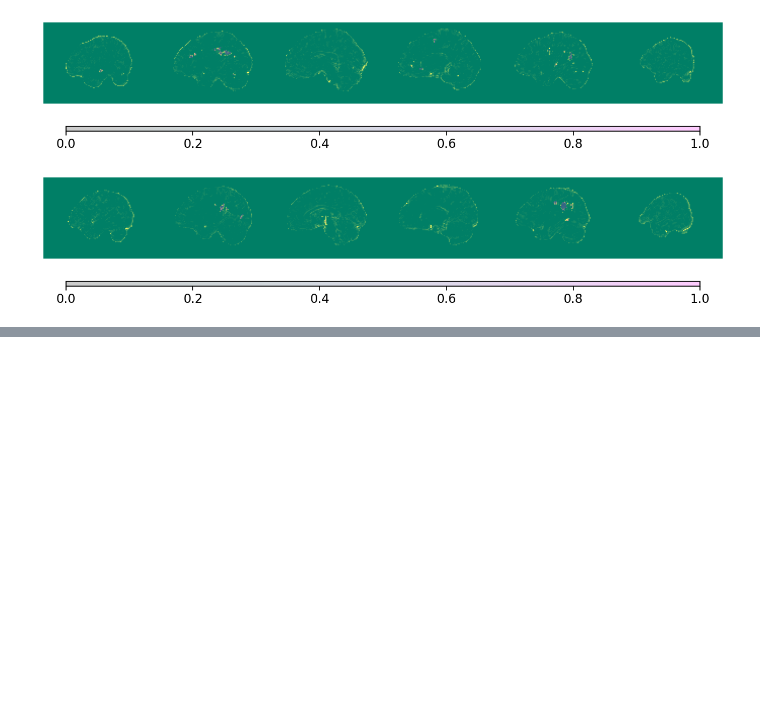
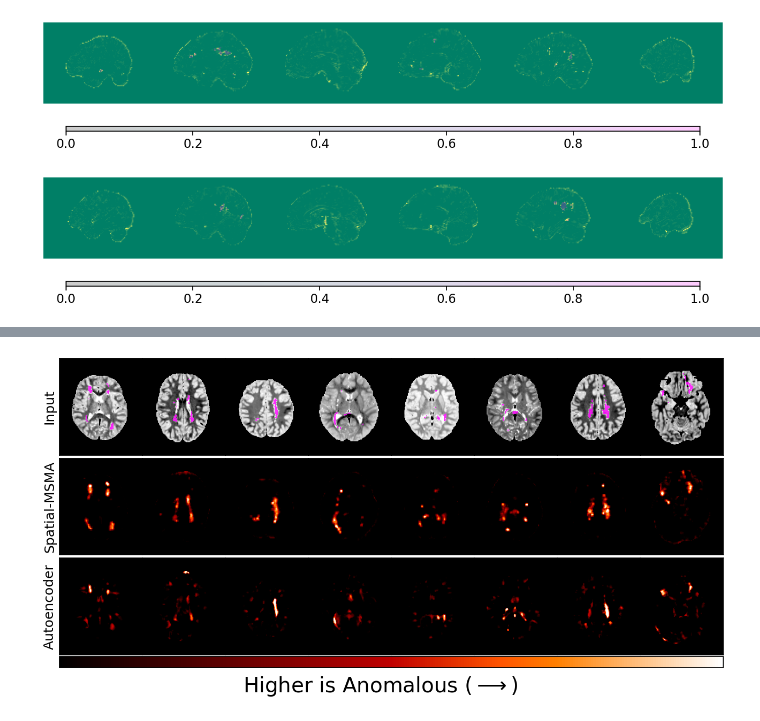
Before and after one commit to ahsanMah/braintypicality, a Jupyter notebook: notebooks/seg_viz.ipynb, the cells around one changed output, grey strips where cells are left out. Drawn from its saved outputs; the diff is of its cells as text; code cells hidden in the pictures; blank space fills up the shorter version.

```diff
--- a/notebooks/seg_viz.ipynb
+++ b/notebooks/seg_viz.ipynb
@@ -344,0 +357,71 @@ for ax in axs.flat:
+# %%
+minmaxscale = lambda x,a,b: (b-a)*(x-np.min(x))/(np.max(x)-np.min(x)) + a
+# %%
+sns.set_context("notebook", font_scale=1.5, rc={"axes.grid": False, "axes.titlesize":22, 'axes.labelweight':'bold'})
+np.random.seed(42)
+
+nrows, ncols = 3, 8
+alpha=0.8
+q1,q2 = 0.9, 0.999
+fig, axs = plt.subplots(nrows, ncols, figsize=(ncols*2, 7), gridspec_kw={'wspace': 0, 'hspace': 0,})
+axs[0, 0].set_ylabel("Input")
+
+for idx in range(ncols):
+    sampleidx = np.random.randint(len(x_ood))
+
+    ###### Input image ########
+    x_img = x_ood[sampleidx,1].numpy() * eroded_ood_brain_masks[sampleidx]
+    x_label_img = pred_labels_masked[sampleidx].astype(float)
+    vmin, vmax = np.quantile(x_img, q=(0.03, 0.999))
+
+    randidx = np.random.randint(0,5)
+    largest_lesion_slice = x_label_img.sum(axis=(0,1)).argsort()[::-1][randidx]
+
+    image = x_img[:,:,largest_lesion_slice].T
+    overlay = x_label_img[:,:,largest_lesion_slice].T
+
+    image[image == 0.0] = -1
+    axs[0,idx].imshow(image, cmap="Greys_r", vmin=vmin, vmax=vmax)
+    ov_arr = np.ma.masked_where(overlay == 0, overlay)
+    axs[0,idx].imshow(ov_arr, cmap="cool", vmin=0, alpha=alpha)
+    ###############################
+
+    for axidx, (name, pred_scores) in enumerate([("Spatial-MSMA", x_ood_scores),
+                                                 ("Autoencoder", x_ood_ae),
+                                                ]):
+        pred = pred_scores[sampleidx] * eroded_ood_brain_masks[sampleidx]
+
+        if axidx > 0: pred = skf.median(pred, footprint=np.ones((3,3,3)))
+
+        score_hist = pred[pred.nonzero()]
+        min_intensity, max_intensity = np.quantile(score_hist, q1), np.quantile(score_hist, q2)
+        pred = np.clip(pred, min_intensity, max_intensity)
+        predimage = pred[:,:,largest_lesion_slice].T
+        predimage = minmaxscale(predimage, q1,q2) * 100
+
+        im = axs[1+axidx, idx].imshow(predimage, cmap='gist_heat') # gist_heat, summer, Reds_r turbo
+        if idx == 0:
+            axs[1+axidx, idx].set_ylabel(name)
+
+for ax in axs.flat:
+#     ax.axis('off')
+    ax.set_xticks([])
+    ax.set_yticks([])
+
+cbar_length=0.775
+cbar_dx=-0.03
+# # cbar_start = (1 - cbar_length) / 2
+cbar_start = 0.125
+cax = fig.add_axes([cbar_start, 0.08 + cbar_dx, cbar_length, 0.03])
+cbar_orient = "horizontal"
+fig.colorbar(im, cax=cax, orientation=cbar_orient, ticks=[])
+fig.suptitle(r"Higher is Anomalous ($\longrightarrow$)", y=0.03, fontsize=28)
+# plt.tight_layout(w_pad=2, h_pad=2)
+plt.subplots_adjust(bottom=0.08)
+
+# plt.tight_layout()
+plt.savefig("/ASD/ahsan_projects/braintypicality/workdir/cuda_opt/learnable/eval/figures/lesion_heatmap_banner.pdf",
+            dpi=150, bbox_inches='tight')
+# plt.close()
+# %% [output]
+[figure, added]
```
Also changed, not shown: parts of 2 cells of this notebook.
